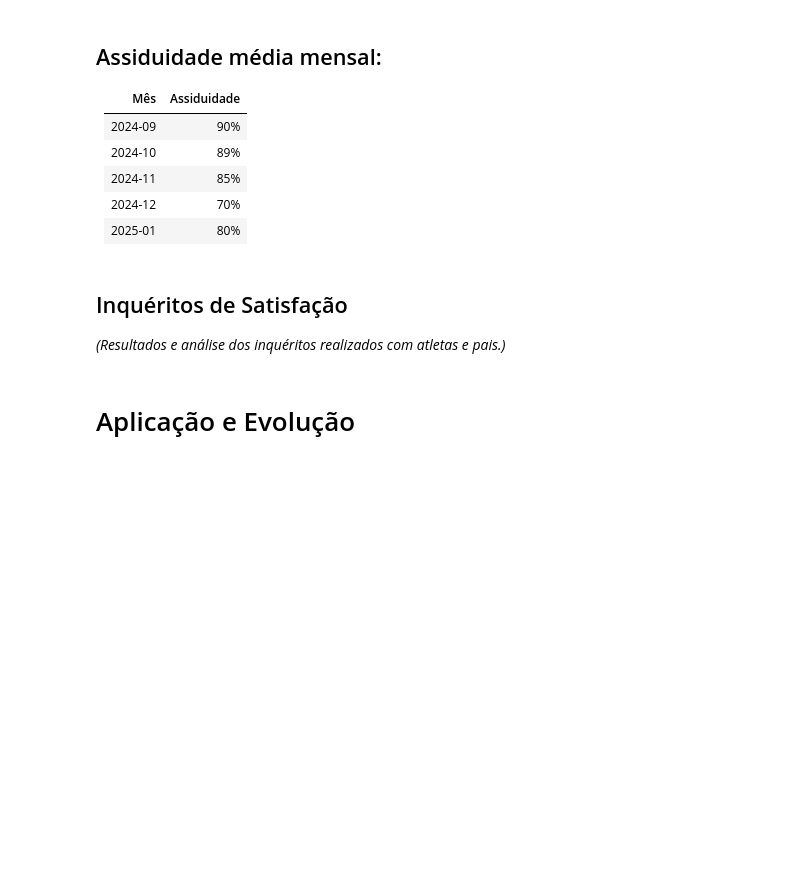
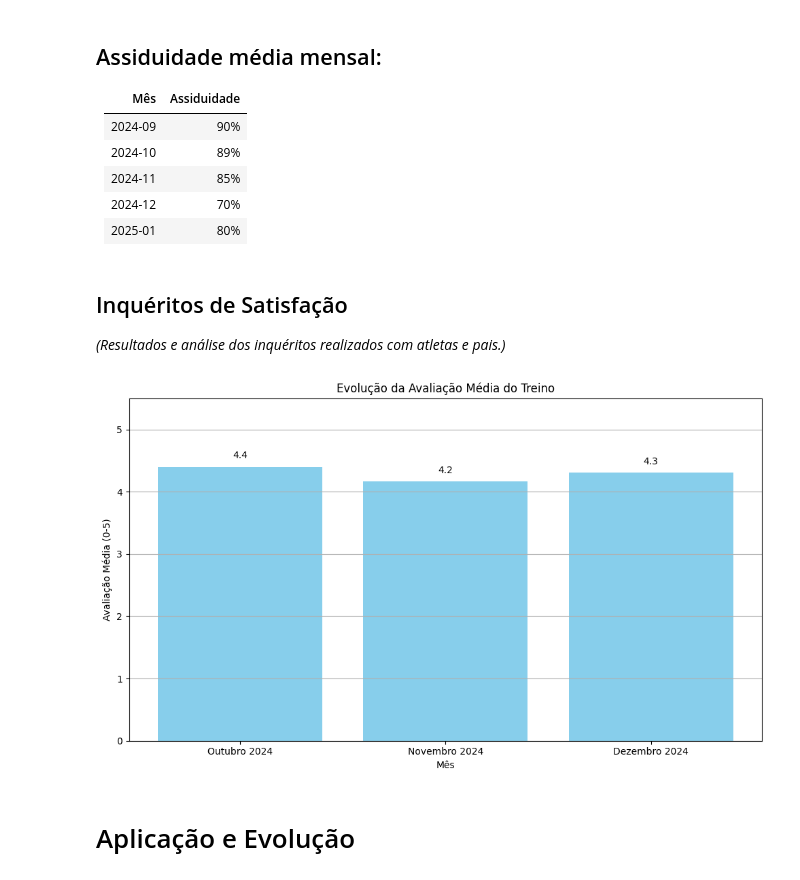
Before and after one commit to pmalves/coach-report-lv1, a Jupyter notebook: Dossier_de_Estágio_Pedro_Alves.ipynb, the cells around one changed output. Cells and saved outputs as stored; diff of their text form; code cells hidden in the pictures; blank space fills up the shorter version.

```diff
--- a/Dossier_de_Estágio_Pedro_Alves.ipynb
+++ b/Dossier_de_Estágio_Pedro_Alves.ipynb
@@ -565,6 +565,70 @@ display(Markdown(f"## Assiduidade média mensal:\n\n{monthly_attendance_md}"))
 # %% [markdown]
 ## Inquéritos de Satisfação
 *(Resultados e análise dos inquéritos realizados com atletas e pais.)*
+# %%
+#@title Evolução do rating atribuído pelas atletas
+
+import pandas as pd
+import matplotlib.pyplot as plt
+
+from google.colab import auth
+import gspread
+from google.auth.transport.requests import Request
+
+# Step 1: Authenticate and authorize access to Google Sheets
+auth.authenticate_user()
+creds, _ = google.auth.default()
+
+# Refresh the credentials if they are expired
+if not creds.valid:
+    creds.refresh(Request())
+
+gc = gspread.authorize(creds)
+
+# Step 2: Define the list of (month, Google Sheet ID) pairs
+sheets_info = [
+    {'month': 'Outubro 2024', 'sheet_id': '15mBtkhxqyfFRMkJfxp8XCqQAylUY3xpckwmCPgBcCQw'},
+    {'month': 'Novembro 2024', 'sheet_id': '1cq9gxMnseV1AQGVv6u8-atLJYOlp-YIal3nx_fBxtiU'},
+    {'month': 'Dezembro 2024', 'sheet_id': '1cS7Qe_38uxLVz3DDDOLmiRlHoEeEyf5Pq_0nHVsl5Ag'}
+]
+
+# Initialize a list to store the average rating per month
+monthly_avg_ratings = []
+
+# Step 3: Iterate over the sheets and calculate the average rating
+for info in sheets_info:
+    month = info['month']
+    sheet_id = info['sheet_id']
+
+    # Open the Google Sheet and load data
+    worksheet = gc.open_by_key(sheet_id).sheet1
+    data = worksheet.get_all_records()
+    df = pd.DataFrame(data)
+
+    # Calculate the average rating for the month
+    avg_rating = df.iloc[:, 1].mean()
+    monthly_avg_ratings.append({'Month': month, 'Average Rating': avg_rating})
+
+# Step 4: Convert the list to a DataFrame
+ratings_df = pd.DataFrame(monthly_avg_ratings)
+
+# Step 5: Plot the bar chart
+plt.figure(figsize=(10, 6))
+bars = plt.bar(ratings_df['Month'], ratings_df['Average Rating'], color='skyblue')
+
+# Step 6: Add labels on top of the bars (in Portuguese)
+for bar in bars:
+    yval = bar.get_height()
+    plt.text(bar.get_x() + bar.get_width()/2, yval + 0.1, f'{round(yval, 1)}', ha='center', va='bottom')
+
+plt.title('Evolução da Avaliação Média do Treino')  # Title in Portuguese
+plt.xlabel('Mês')  # X-axis label in Portuguese
+plt.ylabel('Avaliação Média (0-5)')  # Y-axis label in Portuguese
+plt.ylim(0, 5.5)
+plt.grid(axis='y')
+plt.tight_layout()
+# %% [output]
+[figure, added]
 # %% [markdown]
 # Aplicação e Evolução
 # %% [markdown]
```
Also changed, not shown: parts of 1 cell of this notebook.
